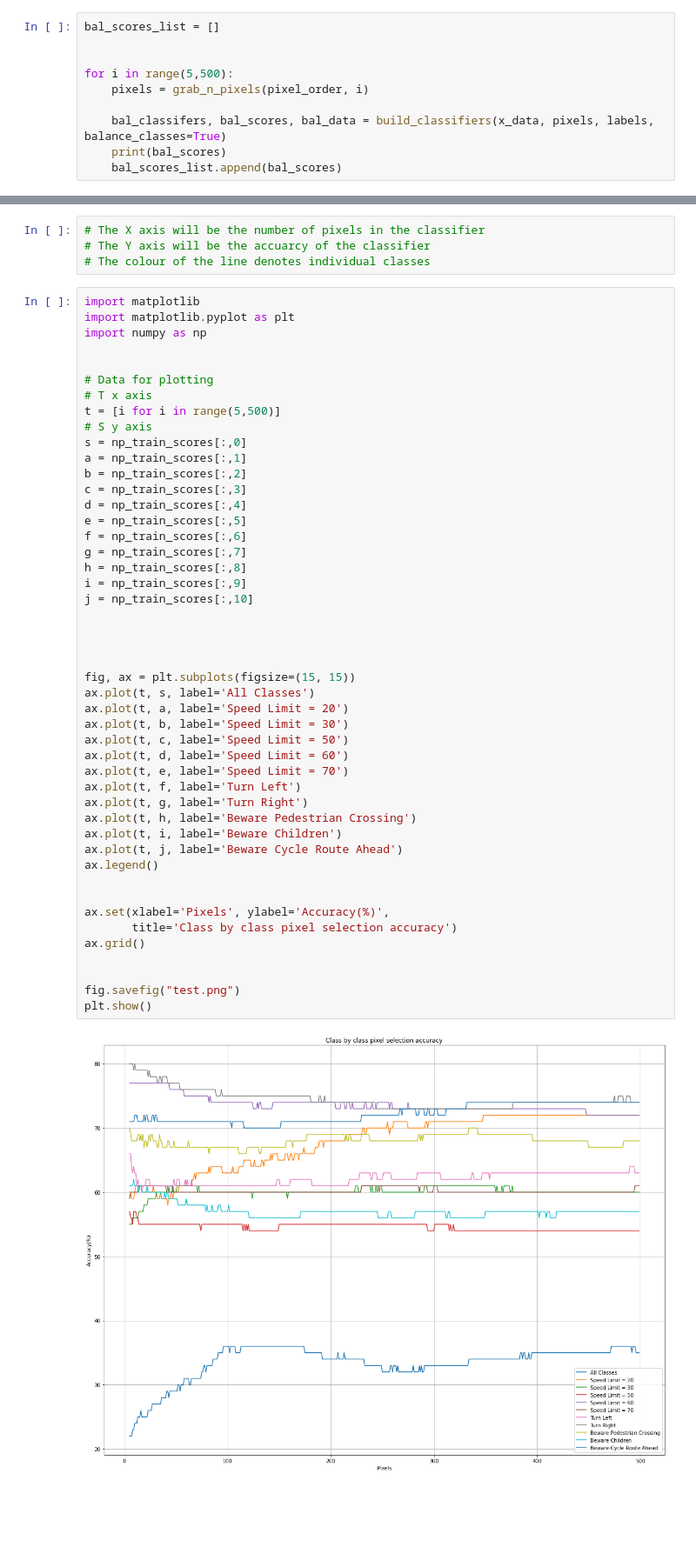
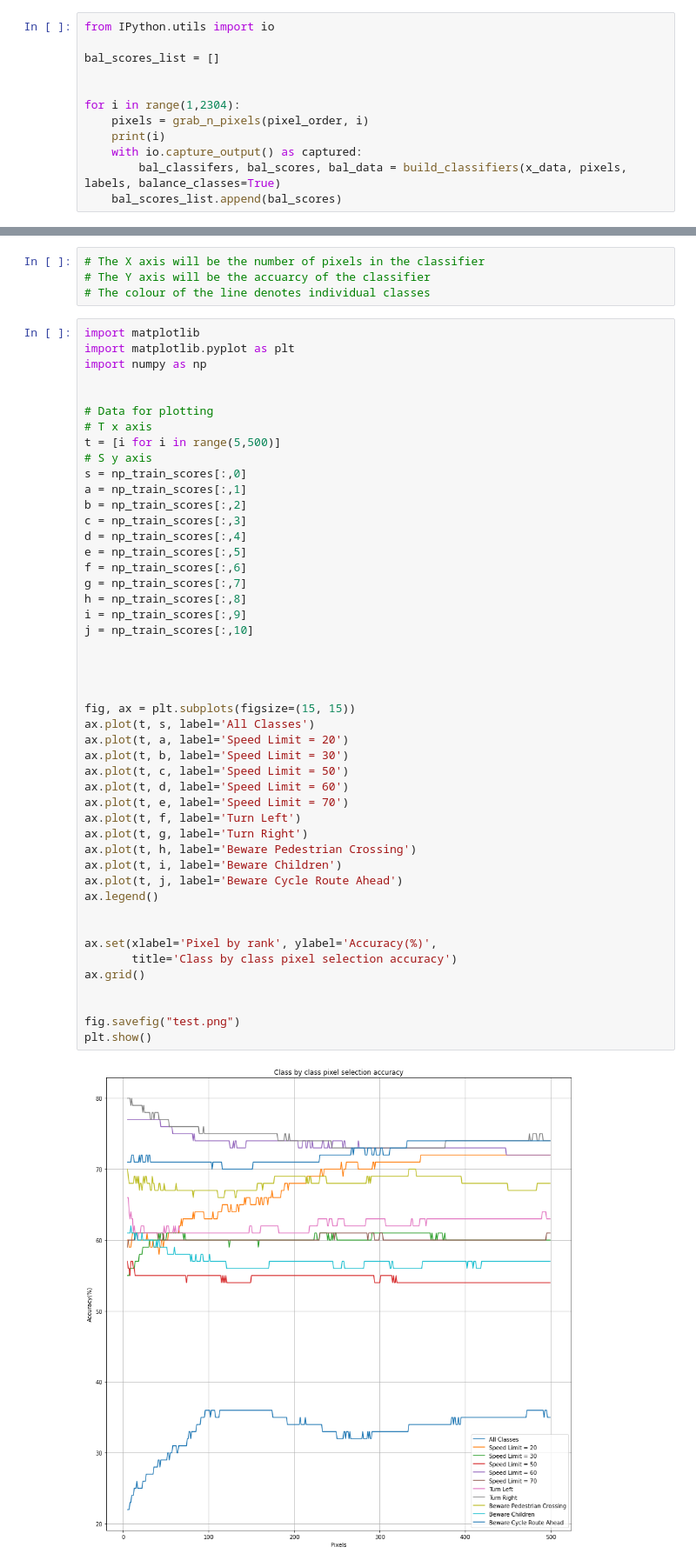
Before and after one commit to friedforfun/Data-Mining-Machine-Learning-CW, a Jupyter notebook: Tasks/Task 5 - Improvement in classification.ipynb, the cells around one changed output, grey strips where cells are left out. Shown at 87% size. Saved outputs shown, nothing was run; the diff lists cells and outputs as text; blank space fills up the shorter version.

Commit message:
500 pixels output and updates to the labels on the graph

```diff
--- a/Tasks/Task 5 - Improvement in classification.ipynb
+++ b/Tasks/Task 5 - Improvement in classification.ipynb
@@ -98,13 +98,15 @@ print(bal_scores[0])
 # %% [output]
 [[...], [...], [...], [...], [...], [...], [...], [...], [...], [...], [...]]
 # %%
+from IPython.utils import io
+
 bal_scores_list = []
 
 
-for i in range(5,500):
+for i in range(1,2304):
     pixels = grab_n_pixels(pixel_order, i)
-
-    bal_classifers, bal_scores, bal_data = build_classifiers(x_data, pixels, labels, balance_classes=True)
-    print(bal_scores)
+    print(i)
+    with io.capture_output() as captured:
+        bal_classifers, bal_scores, bal_data = build_classifiers(x_data, pixels, labels, balance_classes=True)
     bal_scores_list.append(bal_scores)
 # %% [output]
@@ -204,32 +190,32 @@ f = np_train_scores[:,6]
 g = np_train_scores[:,7]
 h = np_train_scores[:,8]
 i = np_train_scores[:,9]
 j = np_train_scores[:,10]
 
 
 
 
 fig, ax = plt.subplots(figsize=(15, 15))
 ax.plot(t, s, label='All Classes')
 ax.plot(t, a, label='Speed Limit = 20')
 ax.plot(t, b, label='Speed Limit = 30')
 ax.plot(t, c, label='Speed Limit = 50')
 ax.plot(t, d, label='Speed Limit = 60')
 ax.plot(t, e, label='Speed Limit = 70')
 ax.plot(t, f, label='Turn Left')
 ax.plot(t, g, label='Turn Right')
 ax.plot(t, h, label='Beware Pedestrian Crossing')
 ax.plot(t, i, label='Beware Children')
 ax.plot(t, j, label='Beware Cycle Route Ahead')
 ax.legend()
 
 
-ax.set(xlabel='Pixels', ylabel='Accuracy(%)',
+ax.set(xlabel='Pixel by rank', ylabel='Accuracy(%)',
        title='Class by class pixel selection accuracy')
 ax.grid()
 
 
 fig.savefig("test.png")
 plt.show()
 # %% [output]
-[figure, old version]
+[figure, new version]
```
Also changed, not shown: parts of 1 cell of this notebook, 1 other file.
